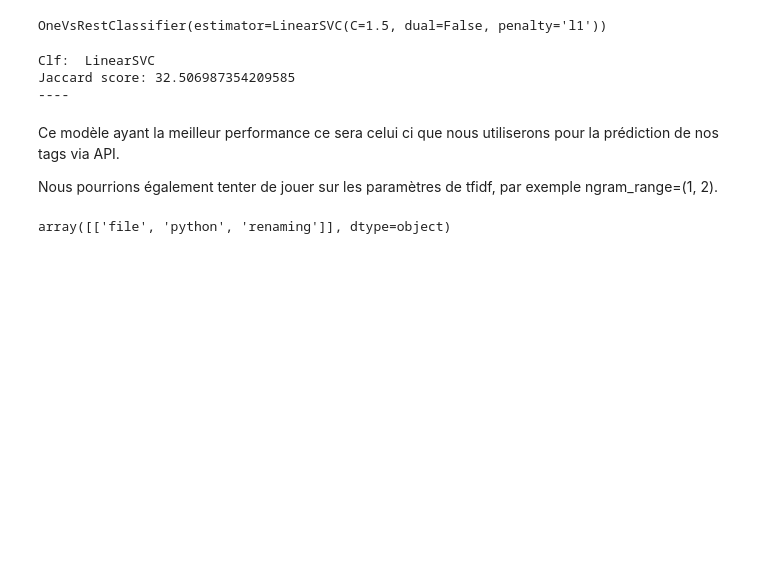
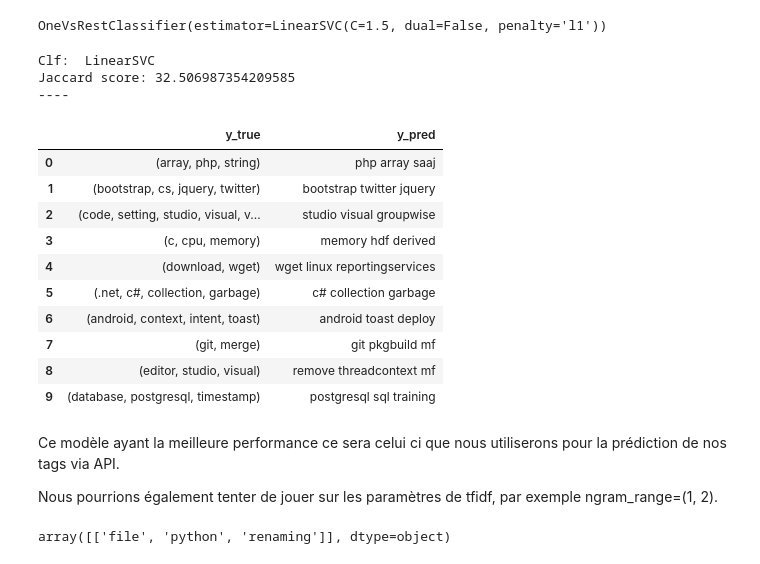
Before and after one commit to abugeia/P5_OCR_categorize_questions, a Jupyter notebook: P5_02_notebooktest.ipynb, the cells around one changed output. Drawn from its saved outputs; the diff is of its cells as text; code cells hidden in the pictures; blank space fills up the shorter version.

```diff
--- a/P5_02_notebooktest.ipynb
+++ b/P5_02_notebooktest.ipynb
@@ -704,10 +729,27 @@ OneVsRestClassifier(estimator=LinearSVC(C=1.5, dual=False, penalty='l1'))
 Clf:  LinearSVC
 Jaccard score: 32.506987354209585
 ----
+# %%
+y_pred_tags = [' '.join(best_tags[i]) for i in range(len(best_tags))]
+# %%
+df_SVC_results = pd.DataFrame({'y_true' : multilabel.inverse_transform(y_test), 'y_pred' : y_pred_tags})
+df_SVC_results.head(10)
+# %% [output]
+|  | y_true | y_pred |
+| 0 | (array, php, string) | php array saaj |
+| 1 | (bootstrap, cs, jquery, twitter) | bootstrap twitter jquery |
+| 2 | (code, setting, studio, visual, v... | studio visual groupwise |
+| 3 | (c, cpu, memory) | memory hdf derived |
+| 4 | (download, wget) | wget linux reportingservices |
+| 5 | (.net, c#, collection, garbage) | c# collection garbage |
+| 6 | (android, context, intent, toast) | android toast deploy |
+| 7 | (git, merge) | git pkgbuild mf |
+| 8 | (editor, studio, visual) | remove threadcontext mf |
+| 9 | (database, postgresql, timestamp) | postgresql sql training |
 # %% [markdown]
-Ce modèle ayant la meilleur performance ce sera celui ci que nous utiliserons pour la prédiction de nos tags via API.
+Ce modèle ayant la meilleure performance ce sera celui ci que nous utiliserons pour la prédiction de nos tags via API.
 
-Nous pourrions également tenter de jouer sur les paramètres  de tfidf, par exemple ngram_range=(1, 2).
+Nous pourrions également tenter de jouer sur les paramètres de tfidf, par exemple ngram_range=(1, 2).
 # %%
 # sample
 x = [ 'how to write ml code in python and java i have data but do not know how to do it']
```
Also changed, not shown: parts of 24 cells of this notebook, 29 other files.
